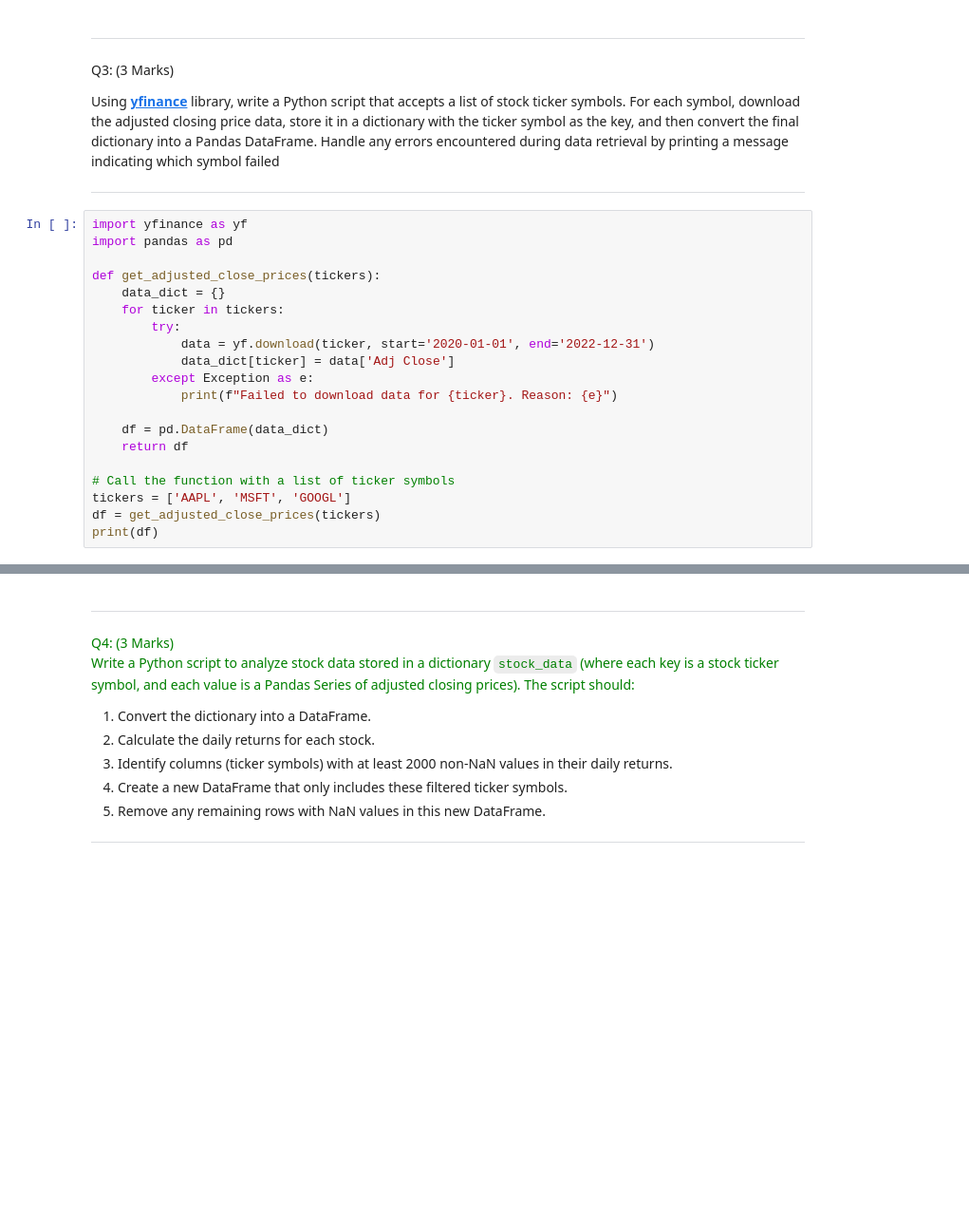
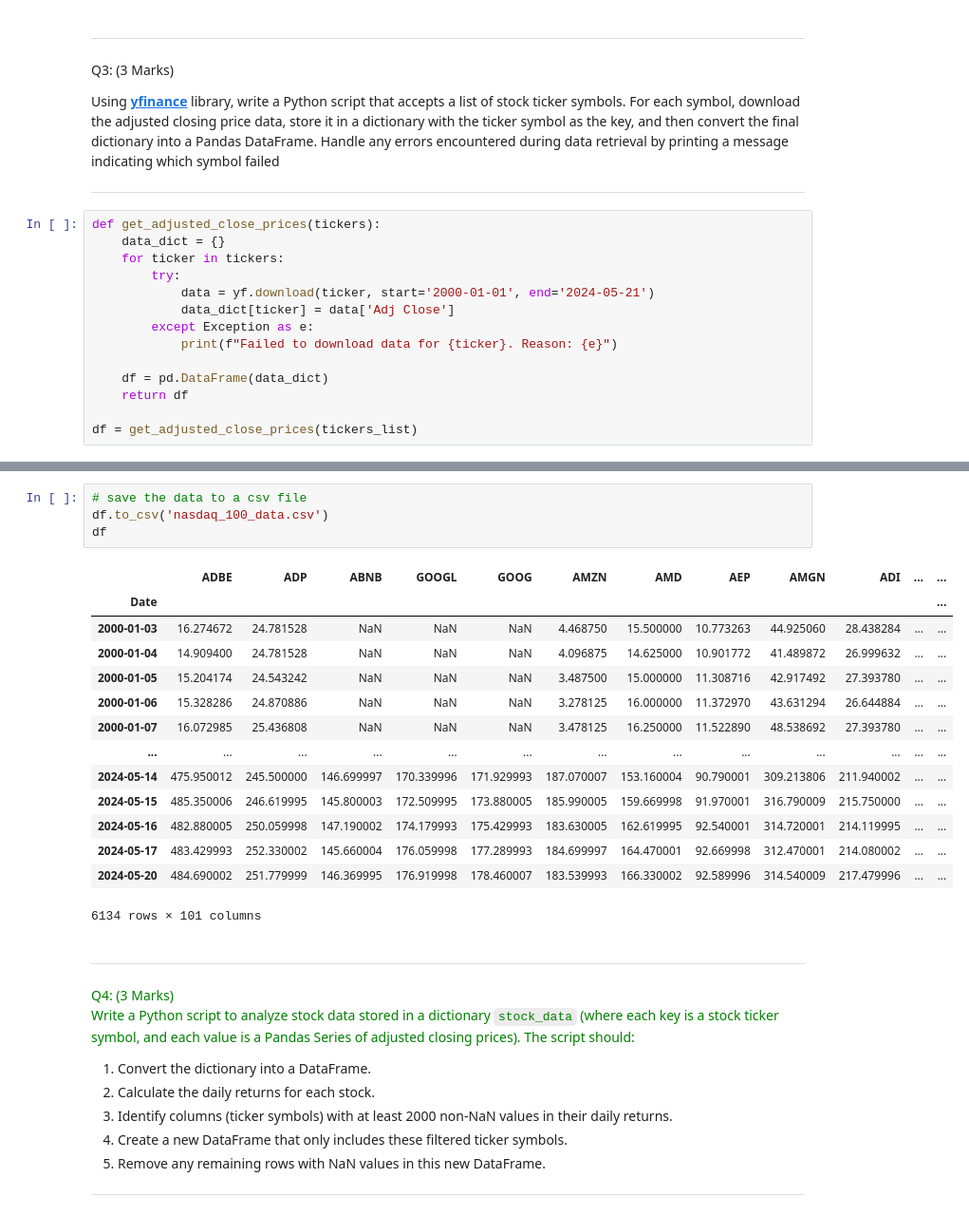
Before and after one commit to Rosie0104/Machine-Learning-and-Finance, a Jupyter notebook: Coursework/CourseWork.ipynb, the cells around one changed output, grey strips where cells are left out. Shown: that part at 95% size. Saved outputs shown, nothing was run; the diff lists cells and outputs as text; blank space fills up the shorter version.

```diff
--- a/Coursework/CourseWork.ipynb
+++ b/Coursework/CourseWork.ipynb
@@ -182,14 +164,11 @@ Using **[yfinance](https://pypi.org/project/yfinance/)** library, write a Python
 
 ---
 # %%
-import yfinance as yf
-import pandas as pd
-
 def get_adjusted_close_prices(tickers):
     data_dict = {}
     for ticker in tickers:
         try:
-            data = yf.download(ticker, start='2020-01-01', end='2022-12-31')
+            data = yf.download(ticker, start='2000-01-01', end='2024-05-21')
             data_dict[ticker] = data['Adj Close']
         except Exception as e:
             print(f"Failed to download data for {ticker}. Reason: {e}")
@@ -197,7 +176,4 @@ def get_adjusted_close_prices(tickers):
     df = pd.DataFrame(data_dict)
     return df
 
-# Call the function with a list of ticker symbols
-tickers = ['AAPL', 'MSFT', 'GOOGL']
-df = get_adjusted_close_prices(tickers)
-print(df)
+df = get_adjusted_close_prices(tickers_list)
@@ -204,3 +198,22 @@ print(df)
+# %%
+# save the data to a csv file
+df.to_csv('nasdaq_100_data.csv')
+df
+# %% [output]
+|  | ADBE | ADP | ABNB | GOOGL | GOOG | AMZN | AMD | AEP | AMGN | ADI | ... | ... |
+| Date |  |  |  |  |  |  |  |  |  |  |  | ... |
+| 2000-01-03 | 16.274672 | 24.781528 | NaN | NaN | NaN | 4.468750 | 15.500000 | 10.773263 | 44.925060 | 28.438284 | ... | ... |
+| 2000-01-04 | 14.909400 | 24.781528 | NaN | NaN | NaN | 4.096875 | 14.625000 | 10.901772 | 41.489872 | 26.999632 | ... | ... |
+| 2000-01-05 | 15.204174 | 24.543242 | NaN | NaN | NaN | 3.487500 | 15.000000 | 11.308716 | 42.917492 | 27.393780 | ... | ... |
+| 2000-01-06 | 15.328286 | 24.870886 | NaN | NaN | NaN | 3.278125 | 16.000000 | 11.372970 | 43.631294 | 26.644884 | ... | ... |
+| 2000-01-07 | 16.072985 | 25.436808 | NaN | NaN | NaN | 3.478125 | 16.250000 | 11.522890 | 48.538692 | 27.393780 | ... | ... |
+| ... | ... | ... | ... | ... | ... | ... | ... | ... | ... | ... | ... | ... |
+| 2024-05-14 | 475.950012 | 245.500000 | 146.699997 | 170.339996 | 171.929993 | 187.070007 | 153.160004 | 90.790001 | 309.213806 | 211.940002 | ... | ... |
+| 2024-05-15 | 485.350006 | 246.619995 | 145.800003 | 172.509995 | 173.880005 | 185.990005 | 159.669998 | 91.970001 | 316.790009 | 215.750000 | ... | ... |
+| 2024-05-16 | 482.880005 | 250.059998 | 147.190002 | 174.179993 | 175.429993 | 183.630005 | 162.619995 | 92.540001 | 314.720001 | 214.119995 | ... | ... |
+| 2024-05-17 | 483.429993 | 252.330002 | 145.660004 | 176.059998 | 177.289993 | 184.699997 | 164.470001 | 92.669998 | 312.470001 | 214.080002 | ... | ... |
+| 2024-05-20 | 484.690002 | 251.779999 | 146.369995 | 176.919998 | 178.460007 | 183.539993 | 166.330002 | 92.589996 | 314.540009 | 217.479996 | ... | ... |
+6134 rows × 101 columns
 # %% [markdown]
 ---
 <font color=green>Q4: (3 Marks)</font>
```
Also changed, not shown: parts of 14 cells of this notebook.
